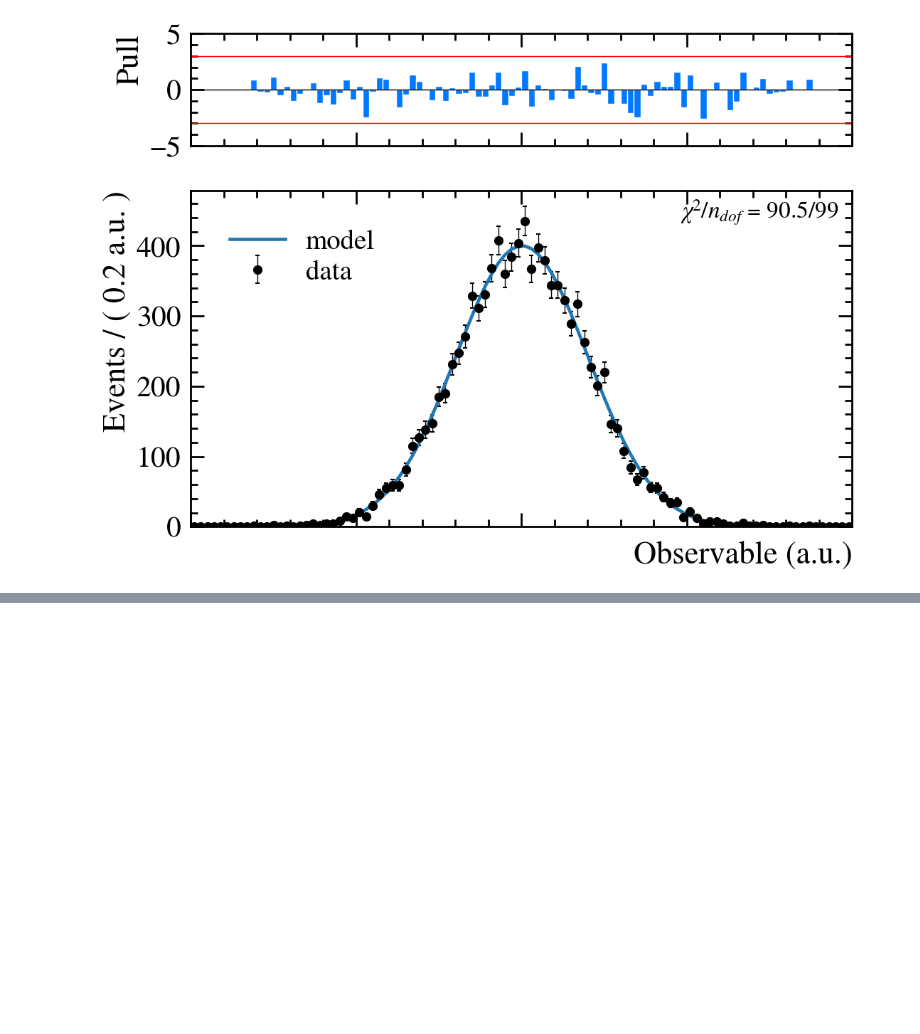
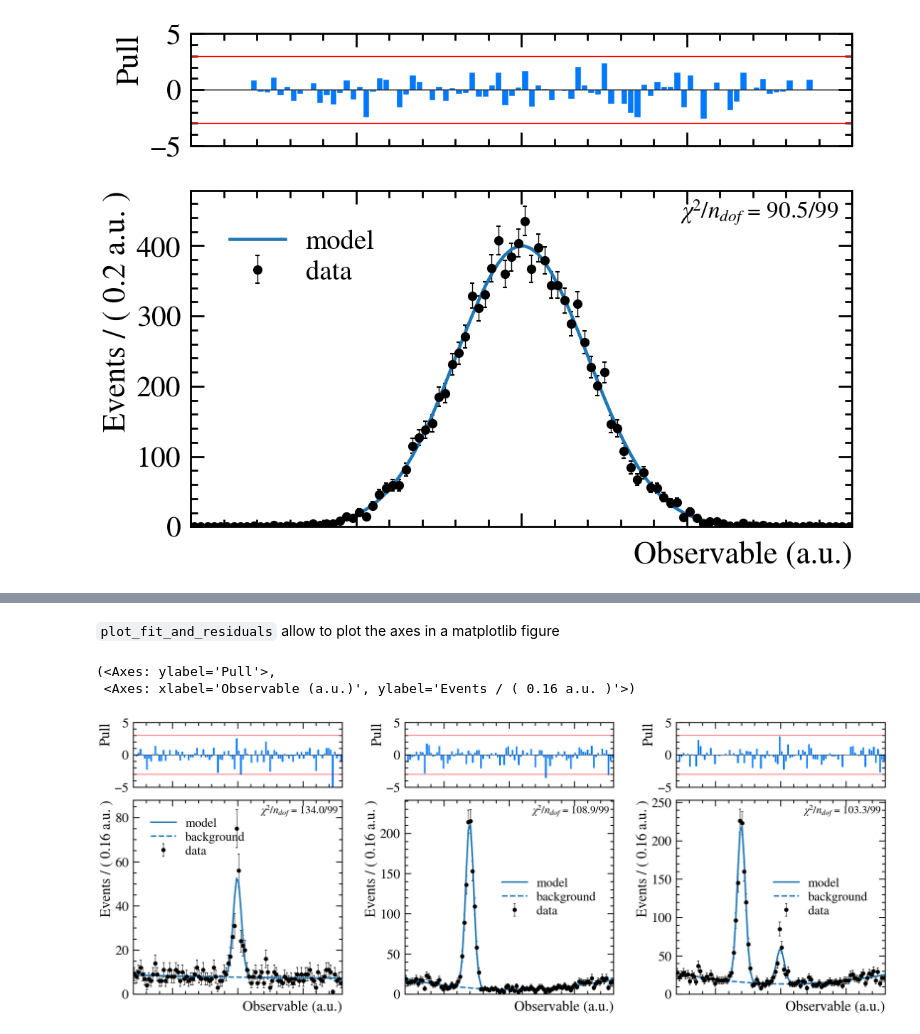
Before and after one commit to cpviolation/analysis_helpers, a Jupyter notebook: docs/notebooks/fit.ipynb, the cells around one changed output, grey strips where cells are left out. Saved outputs shown, nothing was run; the diff lists cells and outputs as text; code cells hidden in the pictures; blank space fills up the shorter version.

```diff
--- a/docs/notebooks/fit.ipynb
+++ b/docs/notebooks/fit.ipynb
@@ -130,0 +345,2 @@ fig, ax = fu.plot_fit_and_residuals_mpl(fr, labels=['data','model'])
+# %% [markdown]
+`plot_fit_and_residuals` allow to plot the axes in a matplotlib figure
@@ -130,0 +349,9 @@ fig, ax = fu.plot_fit_and_residuals_mpl(fr, labels=['data','model'])
+# %%
+fig, axes_pairs = create_fit_figure_grid(1,3,figsize=(30,10))
+fu.plot_fit_and_residuals_mpl(frame1, axes=axes_pairs[0], labels=['data','model','background'])
+fu.plot_fit_and_residuals_mpl(frame2, axes=axes_pairs[1], labels=['data','model','background'])
+fu.plot_fit_and_residuals_mpl(frame3, axes=axes_pairs[2], labels=['data','model','background'])
+# %% [output]
+(<Axes: ylabel='Pull'>,
+ <Axes: xlabel='Observable (a.u.)', ylabel='Events / ( 0.16 a.u. )'>)
+[figure, added]
```
Also changed, not shown: parts of 20 cells of this notebook.
